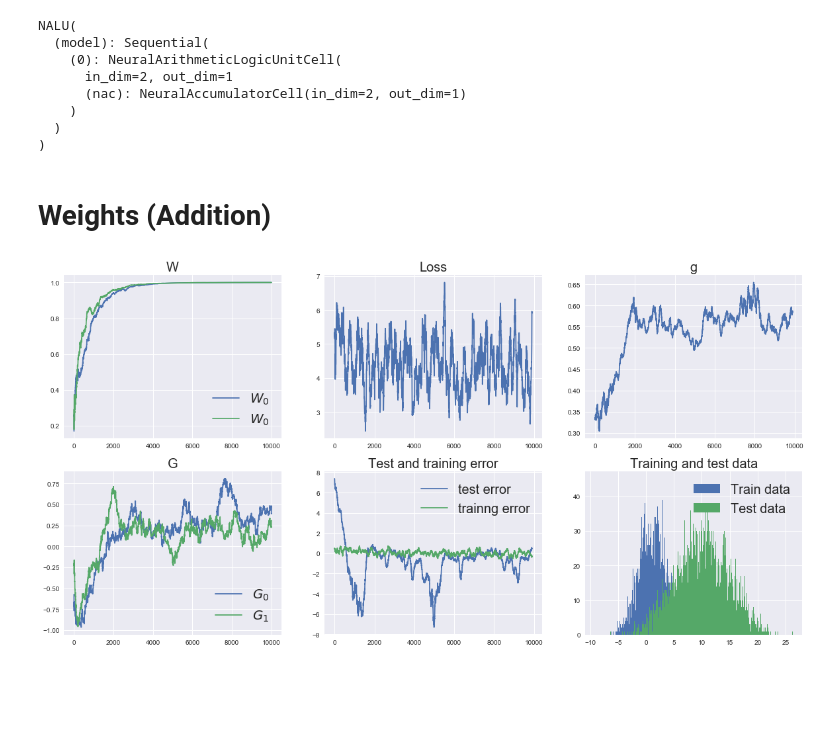
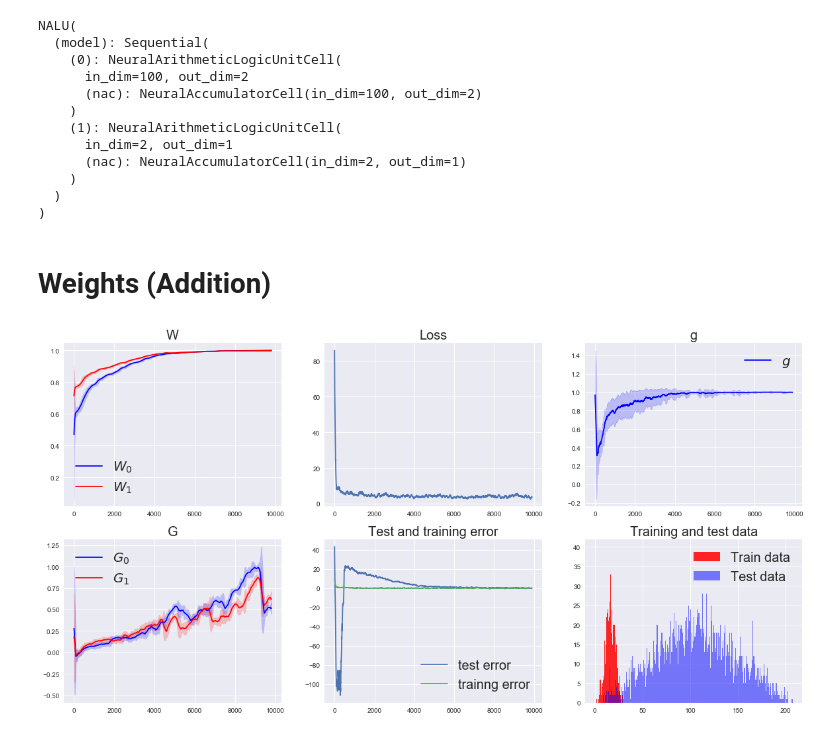
Before and after one commit to FrederikWarburg/latent_disagreement, a Jupyter notebook: Experiments/addition.ipynb, the cells around one changed output. Drawn from its saved outputs; the diff is of its cells as text; code cells hidden in the pictures; blank space fills up the shorter version.

```diff
--- a/Experiments/addition.ipynb
+++ b/Experiments/addition.ipynb
@@ -238,10 +237,10 @@ def generate_data(fn, support, input_noise, target_noise):
 
     return torch.transpose(X,0,1), Y
 # %%
-in_dim = 2
-hidden_dim = 1
+in_dim = 100
+hidden_dim = 2
 out_dim = 1
-num_layers = 1
+num_layers = 2
 
 dim = in_dim # dimensition for generating data
 
@@ -251,6 +250,10 @@ print(net)
 NALU(
   (model): Sequential(
     (0): NeuralArithmeticLogicUnitCell(
+      in_dim=100, out_dim=2
+      (nac): NeuralAccumulatorCell(in_dim=100, out_dim=2)
+    )
+    (1): NeuralArithmeticLogicUnitCell(
       in_dim=2, out_dim=1
       (nac): NeuralAccumulatorCell(in_dim=2, out_dim=1)
     )
@@ -258,14 +261,27 @@ NALU(
 )
 # %% [markdown]
 # Weights (Addition)
+# %%
+def avgstd(w,N):
+
+    avg = [np.mean(w[i-N:i]) for i in range(N,np.size(w))]
+    std = [np.std(w[i-N:i]) for i in range(N,np.size(w))]
+
+    avg = np.array(avg)
+    std = np.array(std)
+
+    upper = avg + 2*std
+    lower = avg - 2*std
+
+    return avg, upper, lower
 # %%
 fn = lambda x, y: x + y
 
-input_noise = 1
-target_noise = 2
+input_noise = 0
+target_noise = 0
 
-train_support = [0.1, 1]
-val_support = [0.1, 10]
+train_support = [0, 1]
+val_support = [0, 103]
 iterations = 10000
 
 net = NALU(num_layers, in_dim, hidden_dim, out_dim)
@@ -281,8 +297,16 @@ titlesize = 20
 legendsize = 20
 plt.subplot(2,3,1)
 
-plt.plot(W[:,0],label='$W_0$')
-plt.plot(W[:,1],label='$W_0$')
+N = 200
+avg_W0, upper_W0, lower_W0 = avgstd(W[:,0],N)
+avg_W1, upper_W1, lower_W1 = avgstd(W[:,1],N)
+
+plt.subplot(2,3,1)
+x_t = np.array(range(np.size(avg_W0)))
+plt.plot(x_t, avg_W0,'b-',label='$W_0$')
+plt.plot(x_t, avg_W1,'r-',label='$W_1$')
+plt.fill_between(x_t,lower_W0,upper_W0,alpha=0.2,color='b')
+plt.fill_between(x_t,lower_W1,upper_W1,alpha=0.2,color='r')
 plt.title('W', fontsize=titlesize)
 plt.legend(fontsize=legendsize)
 
@@ -291,38 +315,47 @@ plt.title('Loss', fontsize=titlesize)
 #plt.plot(training_loss)
 N = 100
 plt.plot(np.convolve(training_loss, np.ones((N,))/N, mode='valid'),label='trainng error')
 
 plt.subplot(2,3,3)
+g = [item.detach().numpy()[0][0] for item in net.g]
+avg_g, upper_g, lower_g = avgstd(g,N)
+x_t = np.array(range(np.size(avg_g)))
+plt.plot(x_t, avg_g,'b-',label='$g$')
+plt.fill_between(x_t,lower_g,upper_g,alpha=0.2,color='b')
 plt.title('g', fontsize=titlesize)
-#plt.plot(net.g)
-N = 100
-plt.plot(np.convolve(net.g, np.ones((N,))/N, mode='valid'),label='trainng error')
+plt.legend(fontsize=legendsize)
 
 plt.subplot(2,3,4)
+N = 200
+avg_G0, upper_G0, lower_G0 = avgstd(G[:,0],N)
+avg_G1, upper_G1, lower_G1 = avgstd(G[:,1],N)
+x_t = np.array(range(np.size(avg_G0)))
+plt.plot(x_t, avg_G0,'b-',label='$G_0$')
+plt.plot(x_t, avg_G1,'r-',label='$G_1$')
+plt.fill_between(x_t,lower_G0,upper_G0,alpha=0.2,color='b')
+plt.fill_between(x_t,lower_G1,upper_G1,alpha=0.2,color='r')
 plt.title('G', fontsize=titlesize)
-plt.plot(G[:,0],label='$G_0$')
-plt.plot(G[:,1],label='$G_1$')
 plt.legend(fontsize=legendsize)
 
 plt.subplot(2,3,5)
 plt.title('Test and training error', fontsize=titlesize)
 val_error = np.array(val_error).reshape((iterations))
 training_error = np.array(training_error).reshape((iterations))
 #plt.plot(val_error,label='test error')
 N = 100
 plt.plot(np.convolve(val_error, np.ones((N,))/N, mode='valid'),label='test error')
 #plt.plot(training_error,label='training error')
 plt.plot(np.convolve(training_error, np.ones((N,))/N, mode='valid'),label='trainng error')
 plt.legend(fontsize=legendsize)
 
 train_data = np.array(train_data).reshape((iterations))
 val_data = np.array(val_data).reshape((iterations))
 plt.subplot(2,3,6)
 plt.title('Training and test data', fontsize=titlesize)
-plt.hist(train_data, label='Train data', bins=1000)
-plt.hist(val_data, label='Test data', bins=1000)
+plt.hist(train_data, label='Train data', bins=1000,alpha = 0.85, color ='red')
+plt.hist(val_data, label='Test data', bins=1000,alpha = 0.5, color = 'blue')
 plt.legend(fontsize=legendsize)
 
 plt.show()
 # %% [output]
-[figure, old version]
+[figure, new version]
```
Also changed, not shown: parts of 1 cell of this notebook, 18 other files.
